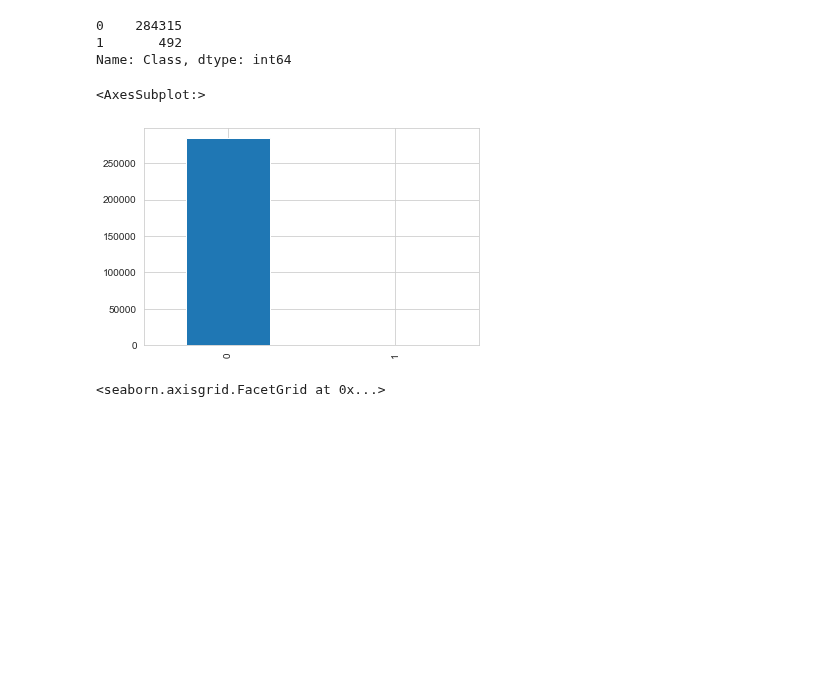
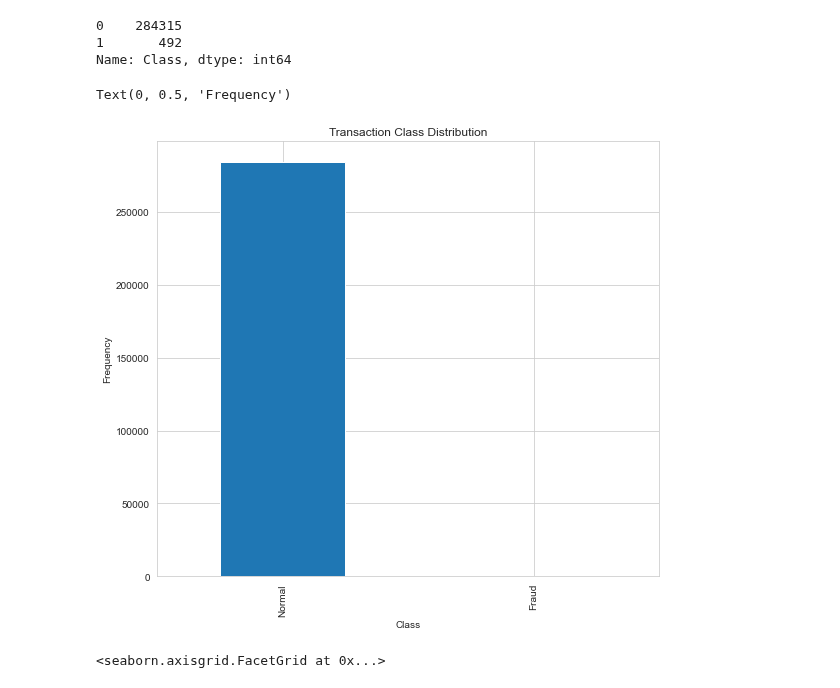
Before and after one commit to Raihana90/Credit-Card-Fraud-Detection, a Jupyter notebook: credit_card_index.ipynb, the cells around one changed output. Cells and saved outputs as stored; diff of their text form; code cells hidden in the pictures; blank space fills up the shorter version.

```diff
--- a/credit_card_index.ipynb
+++ b/credit_card_index.ipynb
@@ -119,10 +85,18 @@ df["Class"].value_counts()
 Name: Class, dtype: int64
 # %%
 #plot the classes
+plt.figure(figsize = (9,8))
 df["Class"].value_counts().plot(kind='bar')
+plt.title("Transaction Class Distribution")
+
+plt.xticks(range(2),  ["Normal", "Fraud"])
+
+plt.xlabel("Class")
+
+plt.ylabel("Frequency")
 # %% [output]
-<AxesSubplot:>
+Text(0, 0.5, 'Frequency')
-[figure, old version]
+[figure, new version]
 # %%
 #plot
 sns.relplot(x='Amount', y='Time', hue='Class', data=df)
```
Also changed, not shown: parts of 3 cells of this notebook.
